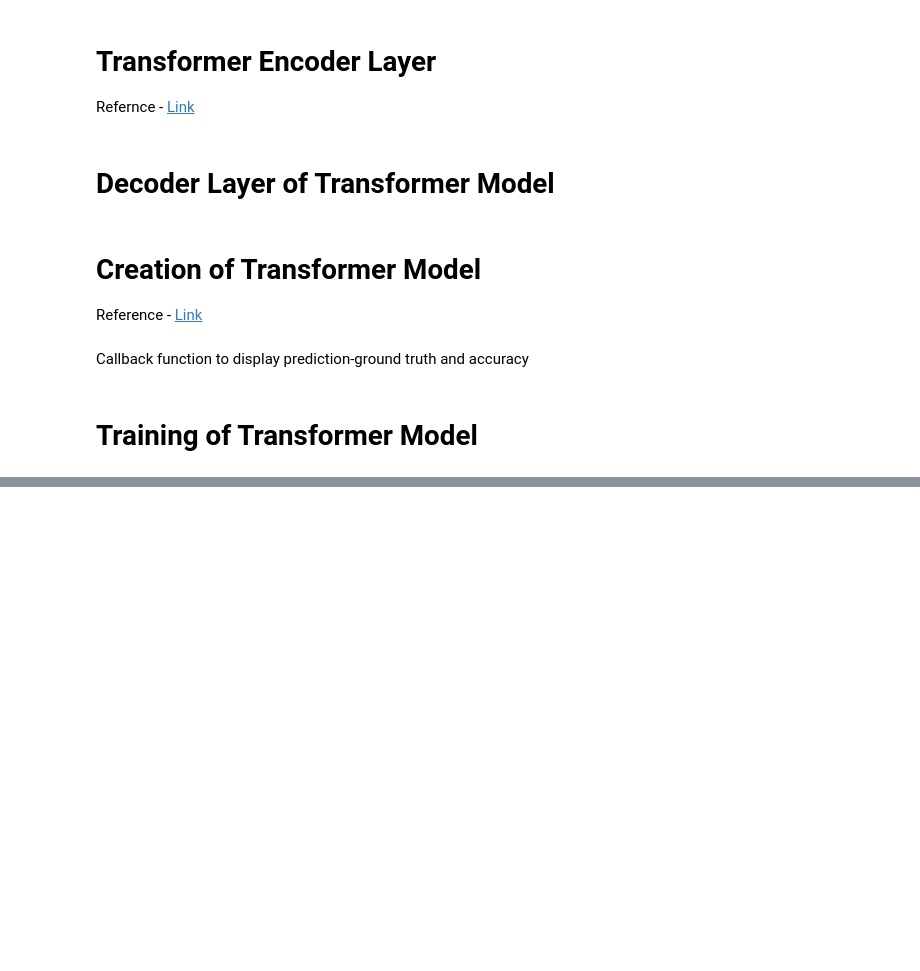
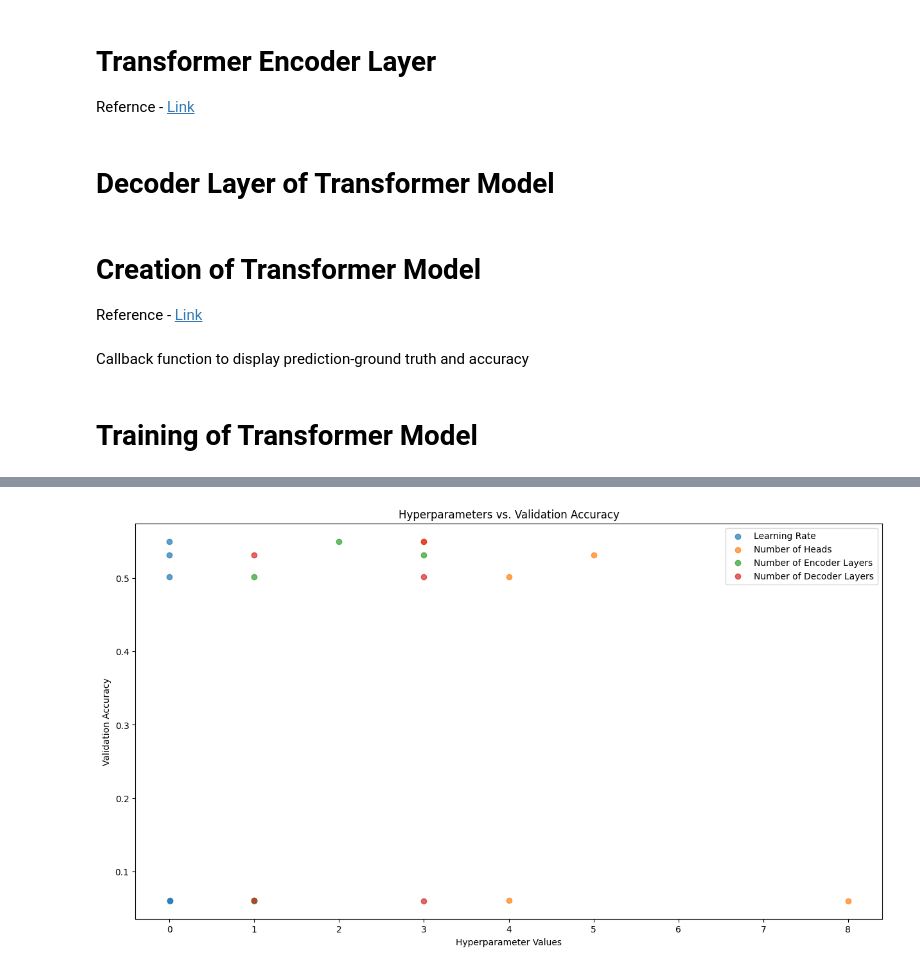
Before and after one commit to jaickeyminj/Building-a-Sign-Language-Model-, a Jupyter notebook: project-final.ipynb, the cells around one changed output, grey strips where cells are left out. Cells and saved outputs as stored; diff of their text form; code cells hidden in the pictures; blank space fills up the shorter version.

```diff
--- a/project-final.ipynb
+++ b/project-final.ipynb
@@ -786,0 +930,32 @@ plt.show()
+# %%
+import matplotlib.pyplot as plt
+
+# Retrieve the best trials
+best_trials = tuner.oracle.get_best_trials(num_trials=5)
+
+# Extract relevant information
+val_acc = [trial.metrics.get_last_value('val_accuracy') for trial in best_trials]
+learning_rates = [trial.hyperparameters.get('learning_rate') for trial in best_trials]
+num_heads = [trial.hyperparameters.get('num_head') for trial in best_trials]
+num_layers_enc = [trial.hyperparameters.get('num_layers_enc') for trial in best_trials]
+num_layers_dec = [trial.hyperparameters.get('num_layers_dec') for trial in best_trials]
+
+# Plot hyperparameters vs. validation accuracy in a single plot
+plt.figure(figsize=(15, 8))
+
+plt.scatter(learning_rates, val_acc, label='Learning Rate', alpha=0.7)
+plt.scatter(num_heads, val_acc, label='Number of Heads', alpha=0.7)
+plt.scatter(num_layers_enc, val_acc, label='Number of Encoder Layers', alpha=0.7)
+plt.scatter(num_layers_dec, val_acc, label='Number of Decoder Layers', alpha=0.7)
+
+# Add labels and title
+plt.title('Hyperparameters vs. Validation Accuracy')
+plt.xlabel('Hyperparameter Values')
+plt.ylabel('Validation Accuracy')
+plt.legend()
+
+# Save the figure
+plt.savefig('hyperparameter_vs_validation_accuracy.png')
+plt.show()
+# %% [output]
+[figure, added]
```
Also changed, not shown: parts of 12 cells of this notebook.
